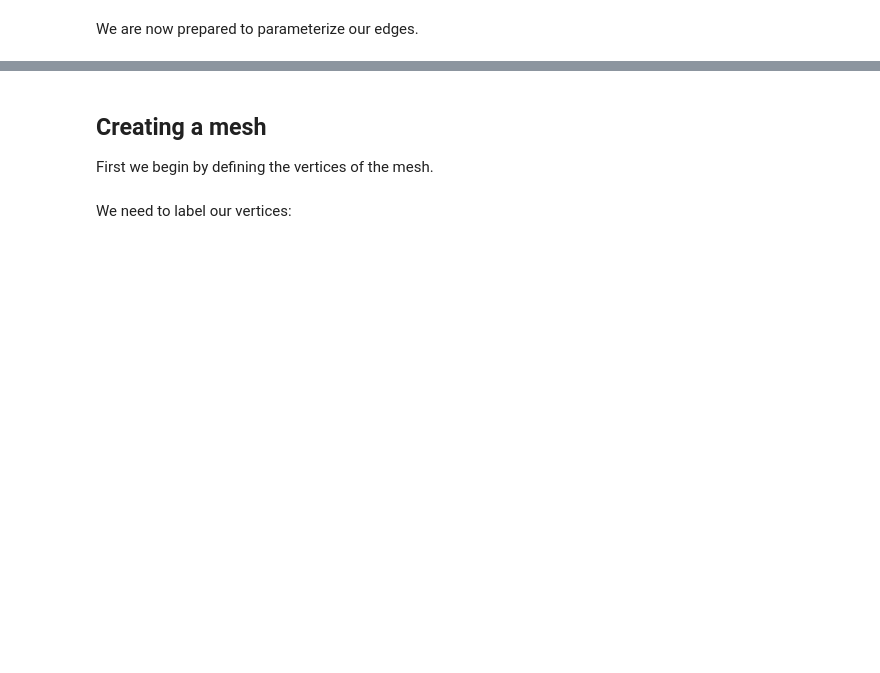
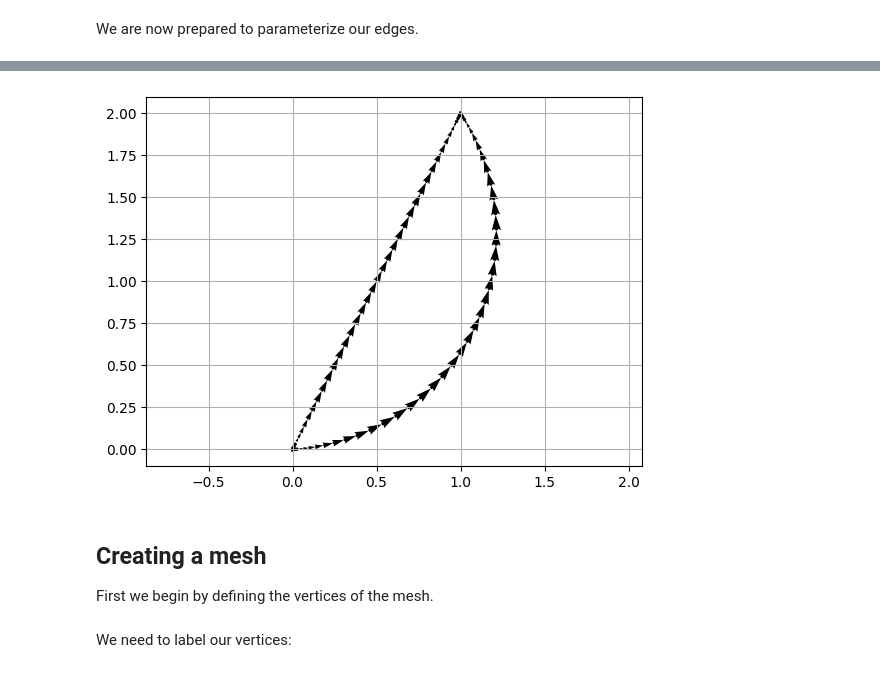
Before and after one commit to samreynoldsmath/PuncturedFEM, a Jupyter notebook: examples/ex0-mesh-building.ipynb, the cells around one changed output, grey strips where cells are left out. Cells and saved outputs as stored; diff of their text form; code cells hidden in the pictures; blank space fills up the shorter version.

```diff
--- a/examples/ex0-mesh-building.ipynb
+++ b/examples/ex0-mesh-building.ipynb
@@ -99,5 +107,7 @@ we can visualize the orientation of each edge by setting the
 # %%
-pf.plot_edges([e1, e2], orientation=True)
+pf.plot.MeshPlot([e1, e2], show_orientation=True, show_grid=True).draw()
+# %% [output]
+[figure, added]
 # %% [markdown]
 ## Creating a mesh
 
```
Also changed, not shown: parts of 13 cells of this notebook, 16 other files.
